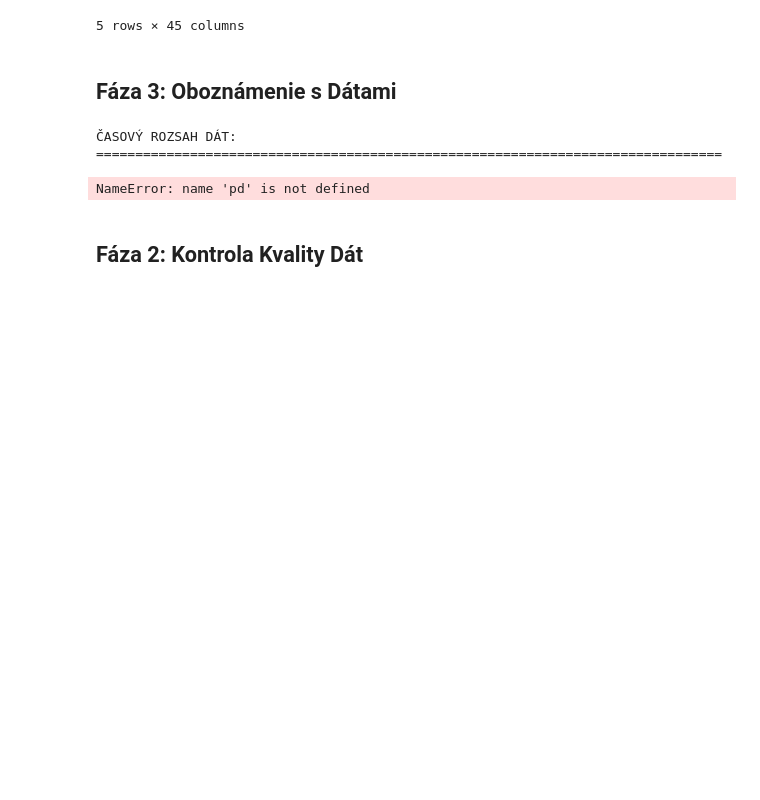
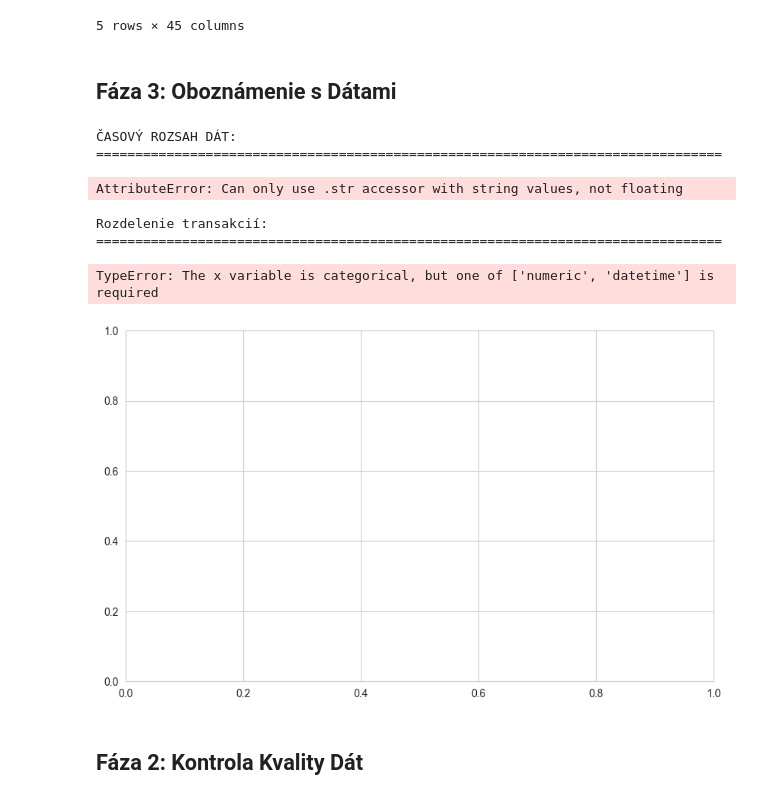
Before and after one commit to veronikasovic/fraud-decision-system, a Jupyter notebook: notebooks/exploration.ipynb, the cells around one changed output. Saved outputs shown, nothing was run; the diff lists cells and outputs as text; code cells hidden in the pictures; blank space fills up the shorter version.

```diff
--- a/notebooks/exploration.ipynb
+++ b/notebooks/exploration.ipynb
@@ -226,11 +228,32 @@ transactions['Date'] = pd.to_datetime(
 # Stlpec transactions['Amount'] obsahuje hodnoty vo formátu "$123.45". Odstránime znak dolára a prevedieme na float pre ďalšie analýzy.
 transactions['Amount'] = transactions['Amount'].str.replace('$','').astype(float)
 
-print(f"\nCasovy rozsah transakcií: {transactions['Date'].min()} - {transactions['Date'].max()}")
+print(f"\nČasový rozsah transakcií: {transactions['Date'].min()} - {transactions['Date'].max()}")
+
+# Rozdelenie dát na tréningové a testové množiny - tréningové dáta budú transakcie s `date <= 2019-10-01`, testové s `date > 2019-10-01`
 # %% [output]
 ČASOVÝ ROZSAH DÁT:
 ================================================================================
-NameError: name 'pd' is not defined
+AttributeError: Can only use .str accessor with string values, not floating
+# %%
+print("Rozdelenie transakcií:")
+print("=" * 80)
+
+
+
+
+plt.figure(figsize=(10, 6))
+sns.kdeplot(data['Amount'].dropna(), fill=True, bw_adjust=0.5, color='#2c7fb8')
+plt.title('KDE distribúcia premennej Amount', fontsize=14)
+plt.xlabel('Amount')
+plt.ylabel('Hustota')
+plt.tight_layout()
+plt.show()
+# %% [output]
+Rozdelenie transakcií:
+================================================================================
+TypeError: The x variable is categorical, but one of ['numeric', 'datetime'] is required
+[figure, added]
 # %% [markdown]
 ## Fáza 2: Kontrola Kvality Dát
 # %%
```
Also changed, not shown: parts of 1 cell of this notebook.
